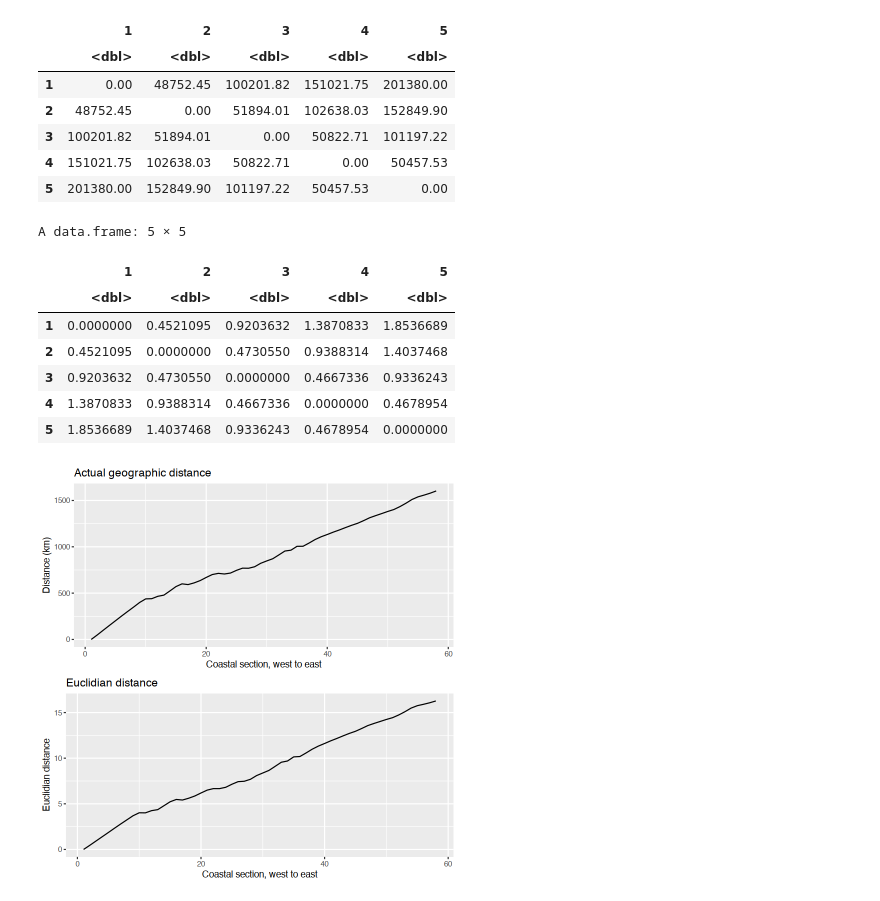
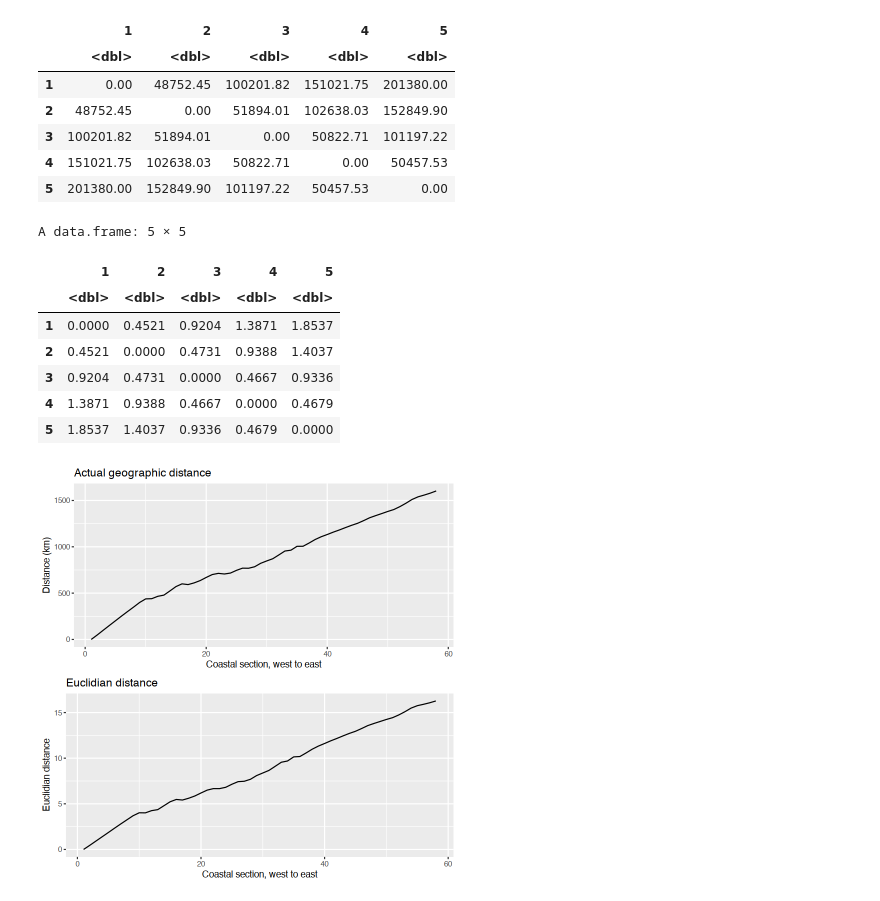
Before and after one commit to ajsmit/Quantitative_Ecology, a Jupyter notebook: jupyter_lab/environmental_distance.ipynb, the cells around one changed output. Saved outputs shown, nothing was run; the diff lists cells and outputs as text; code cells hidden in the pictures.

```diff
--- a/jupyter_lab/environmental_distance.ipynb
+++ b/jupyter_lab/environmental_distance.ipynb
@@ -244,17 +250,17 @@ plt1 <- ggplot(data = dists_df, (aes(x = 1:58, y = `1`/1000))) +
   geom_line() + xlab("Coastal section, west to east") + ylab("Distance (km)") + ggtitle("Actual geographic distance")
 # %%
 dists_euc <- vegdist(geo, method = "euclidian")
-dists_euc_df <- as.data.frame(as.matrix(dists_euc))
+dists_euc_df <- round(as.data.frame(as.matrix(dists_euc)), 4)
 dists_euc_df[1:5, 1:5]
 # %% [output]
 A data.frame: 5 × 5
 |  | 1 | 2 | 3 | 4 | 5 |
 |  | <dbl> | <dbl> | <dbl> | <dbl> | <dbl> |
-| 1 | 0.0000000 | 0.4521095 | 0.9203632 | 1.3870833 | 1.8536689 |
-| 2 | 0.4521095 | 0.0000000 | 0.4730550 | 0.9388314 | 1.4037468 |
-| 3 | 0.9203632 | 0.4730550 | 0.0000000 | 0.4667336 | 0.9336243 |
-| 4 | 1.3870833 | 0.9388314 | 0.4667336 | 0.0000000 | 0.4678954 |
-| 5 | 1.8536689 | 1.4037468 | 0.9336243 | 0.4678954 | 0.0000000 |
+| 1 | 0.0000 | 0.4521 | 0.9204 | 1.3871 | 1.8537 |
+| 2 | 0.4521 | 0.0000 | 0.4731 | 0.9388 | 1.4037 |
+| 3 | 0.9204 | 0.4731 | 0.0000 | 0.4667 | 0.9336 |
+| 4 | 1.3871 | 0.9388 | 0.4667 | 0.0000 | 0.4679 |
+| 5 | 1.8537 | 1.4037 | 0.9336 | 0.4679 | 0.0000 |
 # %%
 plt2 <- ggplot(data = dists_euc_df, (aes(x = 1:58, y = `1`))) +
   geom_line() + xlab("Coastal section, west to east") + ylab("Euclidian distance") + ggtitle("Euclidian distance")
```
Also changed, not shown: parts of 7 cells of this notebook, 1 other file.
